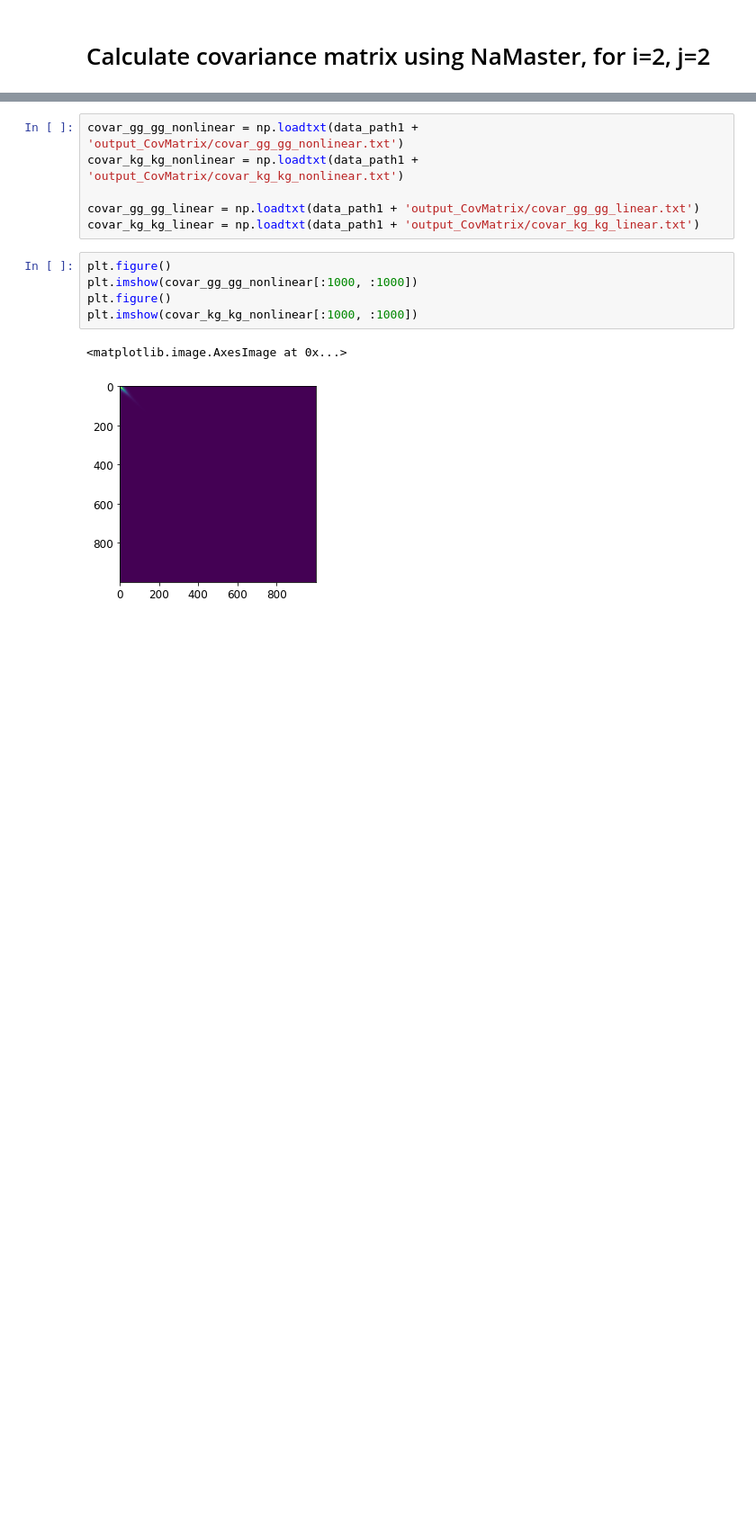
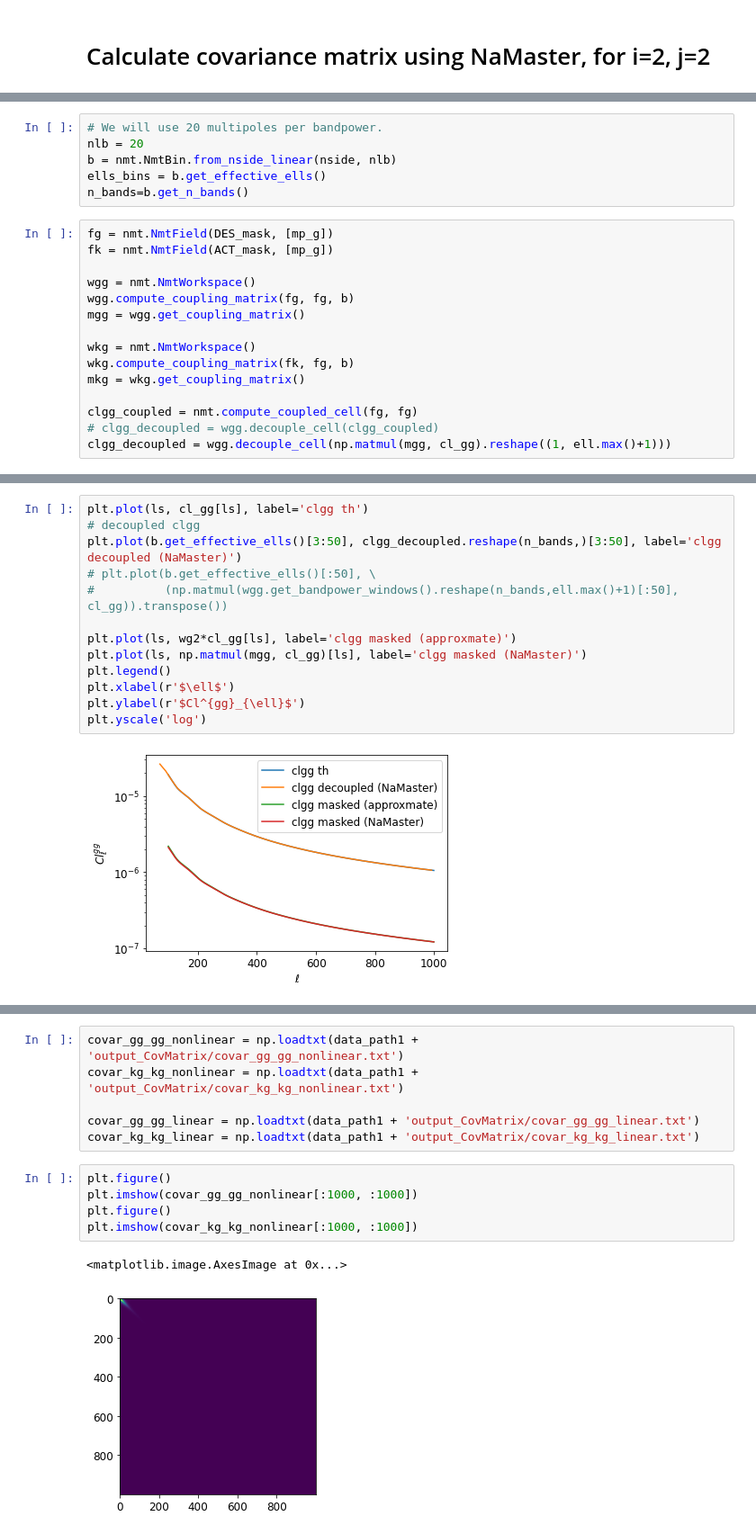
Before and after one commit to catketchup/DES_ACT_test, a Jupyter notebook: th_nonlinear.ipynb, the cells around one changed output, grey strips where cells are left out. Shown: that part at 90% size. Cells and saved outputs as stored; diff of their text form; blank space fills up the shorter version.

```diff
--- a/th_nonlinear.ipynb
+++ b/th_nonlinear.ipynb
@@ -265,0 +250,21 @@ WARNING: AstropyDeprecationWarning: "verbose" was deprecated in version 1.15.0 a
+# %%
+# We will use 20 multipoles per bandpower.
+nlb = 20
+b = nmt.NmtBin.from_nside_linear(nside, nlb)
+ells_bins = b.get_effective_ells()
+n_bands=b.get_n_bands()
+# %%
+fg = nmt.NmtField(DES_mask, [mp_g])
+fk = nmt.NmtField(ACT_mask, [mp_g])
+
+wgg = nmt.NmtWorkspace()
+wgg.compute_coupling_matrix(fg, fg, b)
+mgg = wgg.get_coupling_matrix()
+
+wkg = nmt.NmtWorkspace()
+wkg.compute_coupling_matrix(fk, fg, b)
+mkg = wkg.get_coupling_matrix()
+
+clgg_coupled = nmt.compute_coupled_cell(fg, fg)
+# clgg_decoupled = wgg.decouple_cell(clgg_coupled)
+clgg_decoupled = wgg.decouple_cell(np.matmul(mgg, cl_gg).reshape((1, ell.max()+1)))
@@ -265,0 +287,15 @@ WARNING: AstropyDeprecationWarning: "verbose" was deprecated in version 1.15.0 a
+# %%
+plt.plot(ls, cl_gg[ls], label='clgg th')
+# decoupled clgg
+plt.plot(b.get_effective_ells()[3:50], clgg_decoupled.reshape(n_bands,)[3:50], label='clgg decoupled (NaMaster)')
+# plt.plot(b.get_effective_ells()[:50], \
+#          (np.matmul(wgg.get_bandpower_windows().reshape(n_bands,ell.max()+1)[:50], cl_gg)).transpose())
+
+plt.plot(ls, wg2*cl_gg[ls], label='clgg masked (approxmate)')
+plt.plot(ls, np.matmul(mgg, cl_gg)[ls], label='clgg masked (NaMaster)')
+plt.legend()
+plt.xlabel(r'$\ell$')
+plt.ylabel(r'$Cl^{gg}_{\ell}$')
+plt.yscale('log')
+# %% [output]
+[figure, added]
```
Also changed, not shown: parts of 23 cells of this notebook, 1 other file.
